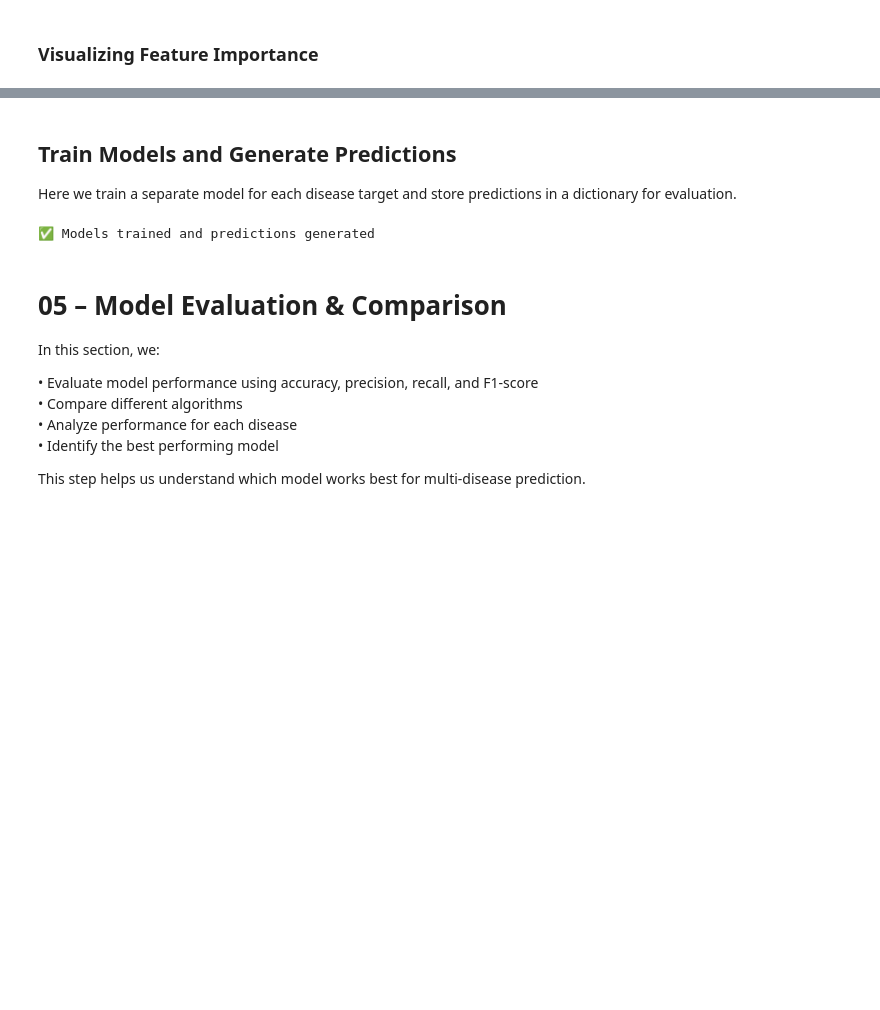
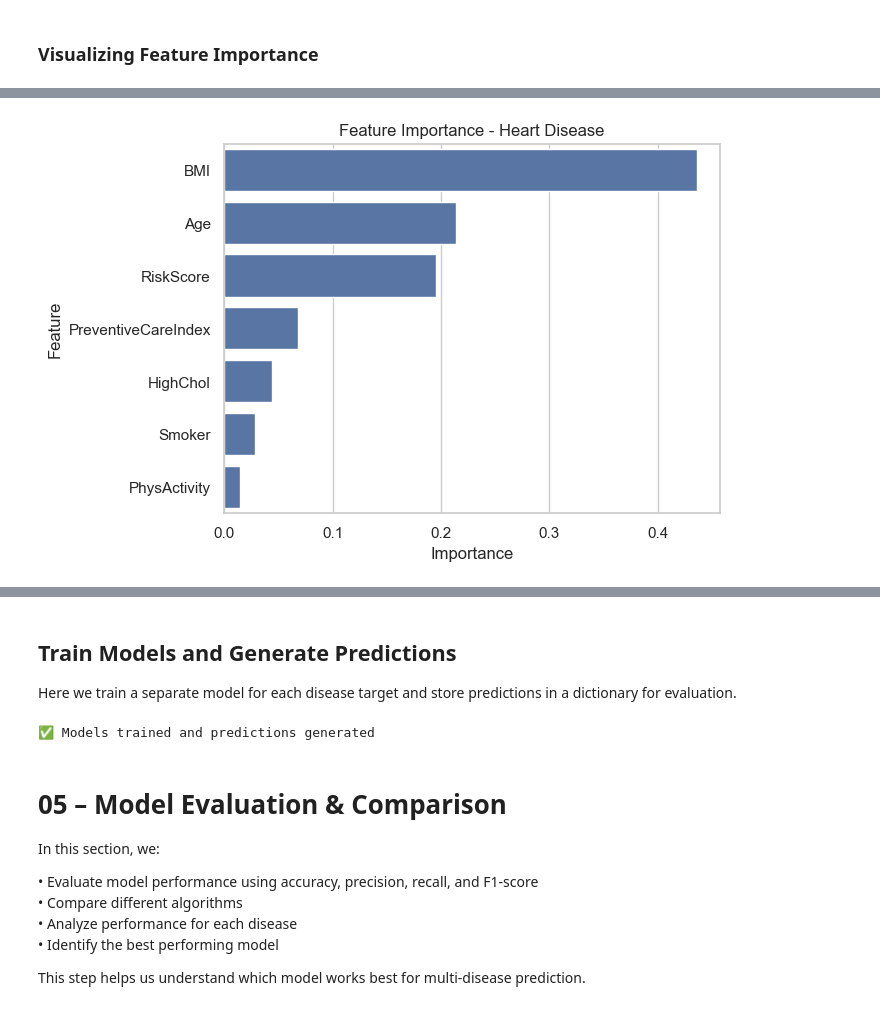
Before and after one commit to vishnugupta15/early-disease-risk-prediction, a Jupyter notebook: notebooks/03_modeling.ipynb, the cells around one changed output, grey strips where cells are left out. Drawn from its saved outputs; the diff is of its cells as text; code cells hidden in the pictures; blank space fills up the shorter version.

```diff
--- a/notebooks/03_modeling.ipynb
+++ b/notebooks/03_modeling.ipynb
@@ -574,0 +603,14 @@ plt.show()
+# %%
+# heart disease feature Importance plot
+importances = multi_rf.named_steps['model'].estimators_[1].feature_importances_
+
+feature_df = pd.DataFrame({
+    'Feature': model_features,
+    'Importance': importances
+}).sort_values(by='Importance', ascending=False)
+
+sns.barplot(x='Importance', y='Feature', data=feature_df)
+plt.title("Feature Importance - Heart Disease")
+plt.show()
+# %% [output]
+[figure, added]
```
Also changed, not shown: parts of 6 cells of this notebook, 7 other files.
